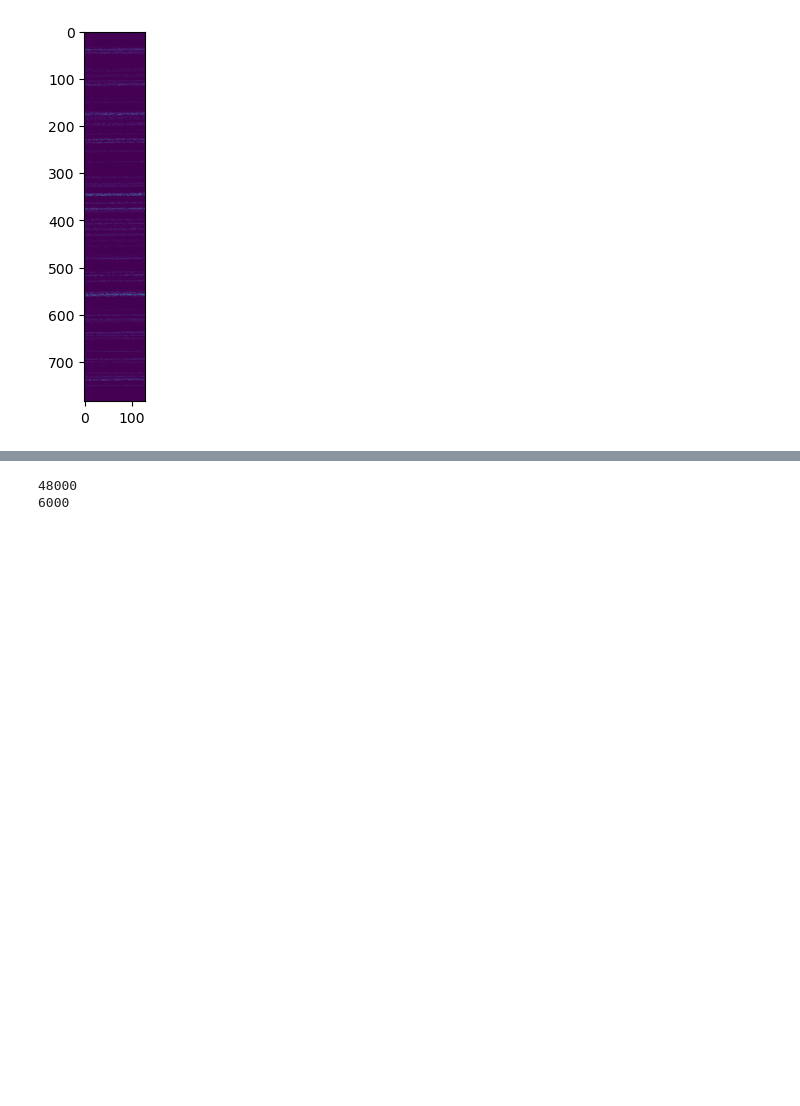
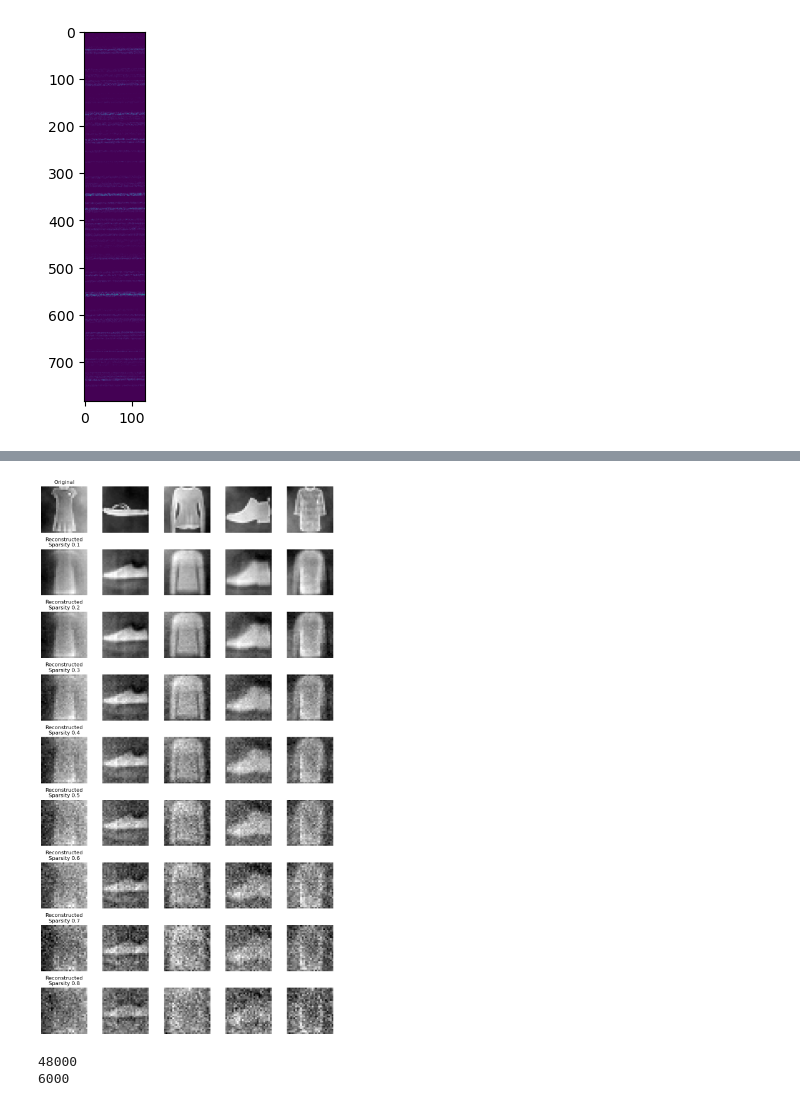
Before and after one commit to FlorianGelb/GNNProject, a Jupyter notebook: Lap_exp_AE.ipynb, the cells around one changed output, grey strips where cells are left out. Cells and saved outputs as stored; diff of their text form; code cells hidden in the pictures; blank space fills up the shorter version.

```diff
--- a/Lap_exp_AE.ipynb
+++ b/Lap_exp_AE.ipynb
@@ -293,34 +351,36 @@ def display_reconstructed_images(model, test_dataloader, prune_ratios):
         ax = axes[0][i]
         ax.imshow(original_images[i].view(28, 28).cpu().numpy(), cmap='gray')  # Adjust dimensions for your dataset
         ax.axis('off')
         if i == 0:
             ax.set_title('Original')
 
     # Display reconstructed images at each sparsity level
     for j, sparsity in enumerate(prune_ratios, start=1):
         # Prune the model copy at the current sparsity level
         pruned_model = copy.deepcopy(model)
         apply_lap(pruned_model, [sparsity] * len(pruned_model.hidden_sizes), bn_factors=None)
 
         # Generate reconstructed images from the pruned model
         pruned_model.eval()
         with torch.no_grad():
             reconstructed_images = pruned_model(original_images).cpu()
 
         # Plot the reconstructed images
         for i in range(num_images_to_show):
             ax = axes[j][i]
             ax.imshow(reconstructed_images[i].view(28, 28).cpu().numpy(), cmap='gray')  # Adjust dimensions for your dataset
             ax.axis('off')
             if i == 0:
                 ax.set_title(f'Reconstructed\nSparsity {sparsity}')
 
     plt.tight_layout()
     plt.show()
 
 # Assuming 'model' is the trained AutoEncoder, 'test_dataloader' is defined,
 # and 'prune_ratios' is a list of desired sparsity levels
-display_reconstructed_images(model, test_dataloader, [0.1, 0.2, 0.3, 0.4, 0.5])
+display_reconstructed_images(model, test_dataloader, [0.1, 0.2, 0.3, 0.4, 0.5, 0.6, 0.7, 0.8])
+# %% [output]
+[figure, added]
 # %%
 data = 'DataPreparation/CorruptedMNIST/Names.csv'
 root_dir = 'DataPreparation/CorruptedMNIST'
```
Also changed, not shown: parts of 19 cells of this notebook, 7 other files.
